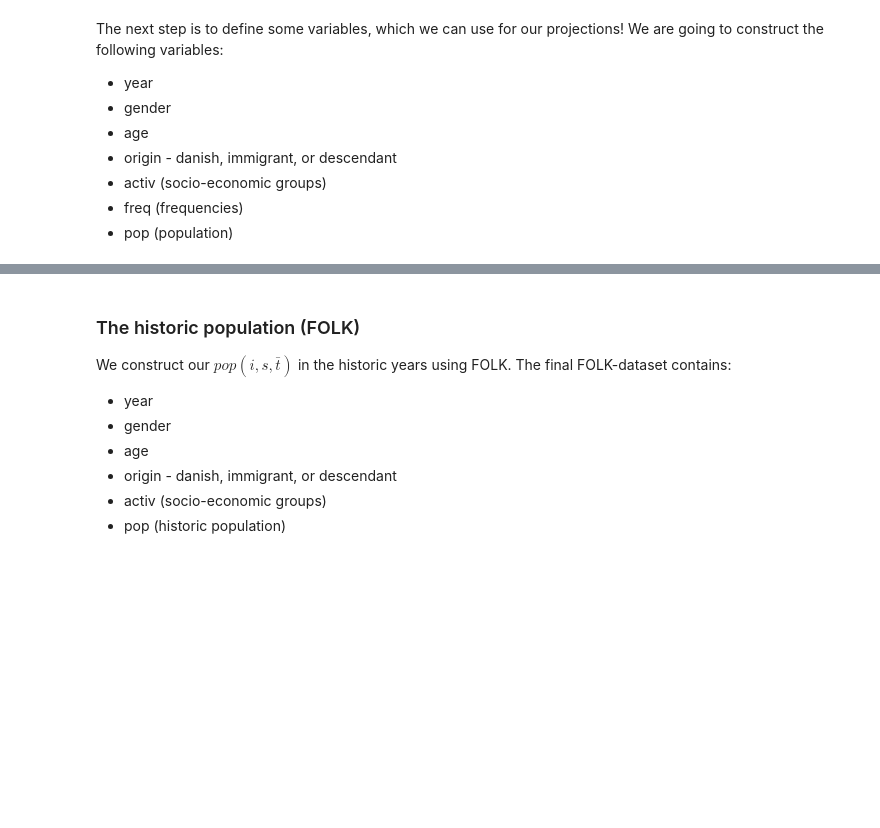
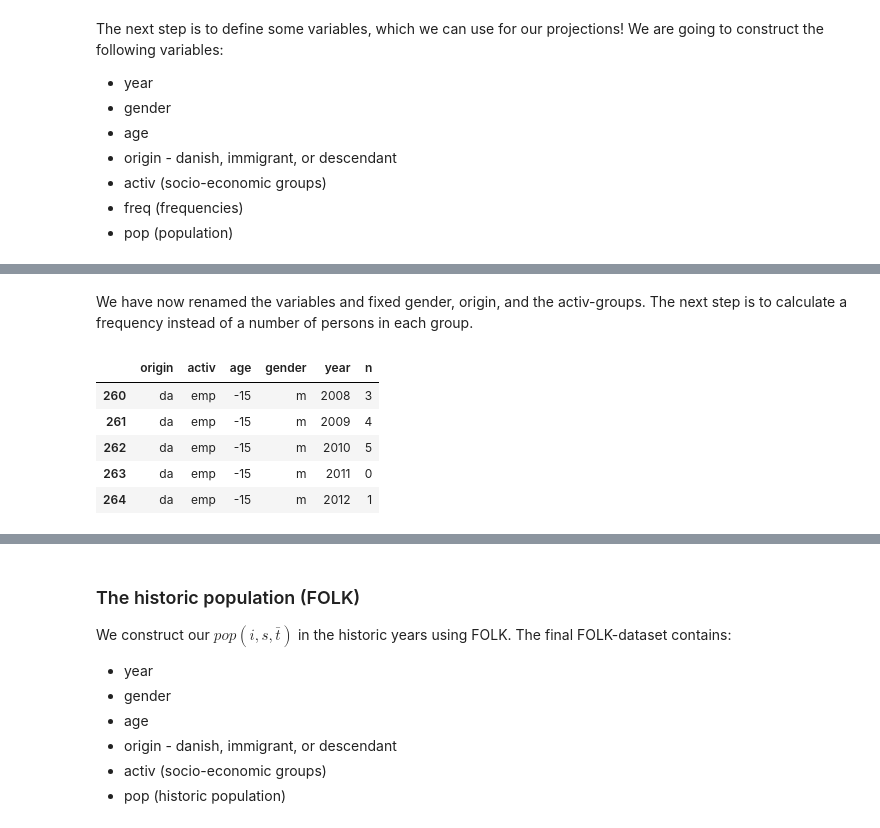
Before and after one commit to NumEconCopenhagen/projects-2019-faetter-br, a Jupyter notebook: dataproject/Population projection.ipynb, the cells around one changed output, grey strips where cells are left out. Cells and saved outputs as stored; diff of their text form; code cells hidden in the pictures; blank space fills up the shorter version.

Commit message:
Final brush up of data and model project

```diff
--- a/dataproject/Population projection.ipynb
+++ b/dataproject/Population projection.ipynb
@@ -64,8 +75,7 @@ We construct our $freq(i,s,\bar{t})$ using RAS. The final RAS-dataset contains:
 ## Renaming the columns
 RAS.rename(columns = {'OPRINDLAND':'origin','SOCIO':'activ','ALDER':'age','KØN':'gender','TID':'year','INDHOLD':'pop'}, inplace = True)
 
-## Year - years turned to integers
-RAS['year'] = RAS['year'].astype(int)
+## Year - already integers
 
 ## Gender - a character - m=male, and f=female
 RAS.loc[RAS.gender=="M", 'gender'] = 'm'
@@ -104,39 +114,14 @@ RAS.loc[(RAS.activ == 175)                      ,'activ2'] = "othr" # othr = oth
 
 RAS['activ'] = RAS['activ2']
 RAS = RAS.drop(columns = ['activ2'])
-
-# Aggregating over activ-groups
-RAS = RAS.groupby(['year','gender','age','origin','activ'],as_index=False).sum()
-
-## Freq - the share of a group defined by year, gender, age, and origin in an activ-group
-RAS = pd.merge(RAS,RAS_tot,on=['year','gender','age','origin'])
-RAS['freq'] = RAS['n'] / RAS['pop']
-RAS = RAS.drop(columns = ['n','pop'])
-
-## Some magic regarding age
-# Splitting the age-interval-string into a minimum age and maximum age in the interval
-RAS[['min_age','max_age']] = RAS['age'].str.split("-",n=1,expand=True)
-RAS.loc[RAS.min_age == "",'min_age'] = "0"
-RAS.loc[RAS.max_age == "",'max_age'] = "125"
-
-# Calculating the number of years in the age interval
-RAS['min_age'] = RAS['min_age'].astype(int)
-RAS['max_age'] = RAS['max_age'].astype(int)
-RAS['expand'] = RAS['max_age'] - RAS['min_age'] + 1
-
-# Creating a row per year in the interval
-RAS = RAS.loc[np.repeat(RAS.index.values, RAS.expand)]
-
-#Counting the rows and creating af new age variable equal to the age variable in the population projection
-RAS['seq'] = RAS.groupby(['year','gender','age','origin','activ']).cumcount()
-RAS['seq'] = RAS['min_age']+RAS['seq']
-RAS = RAS.drop(columns = ['age','expand','min_age','max_age'])
-RAS.rename(columns = {'seq':'age'}, inplace = True)
-
-## You are a child if you are under 17 - we do not condone child labour in our projections
-RAS.loc[(RAS.age < 17) & (RAS.activ == "chld"),'freq'] = 1
-RAS.loc[(RAS.age < 17) & (RAS.activ != "chld"),'freq'] = 0
-
-## Rearranging the columns
-cols = ['year','gender','age','origin','activ','freq']
-RAS = RAS[cols]
+# %% [markdown]
+We have now renamed the variables and fixed gender, origin, and the activ-groups. The next step is to calculate a frequency instead of a number of persons in each group.
+# %%
+RAS[0:5]
+# %% [output]
+|  | origin | activ | age | gender | year | n |
+| 260 | da | emp | -15 | m | 2008 | 3 |
+| 261 | da | emp | -15 | m | 2009 | 4 |
+| 262 | da | emp | -15 | m | 2010 | 5 |
+| 263 | da | emp | -15 | m | 2011 | 0 |
+| 264 | da | emp | -15 | m | 2012 | 1 |
```
Also changed, not shown: parts of 10 cells of this notebook, 2 other files.
